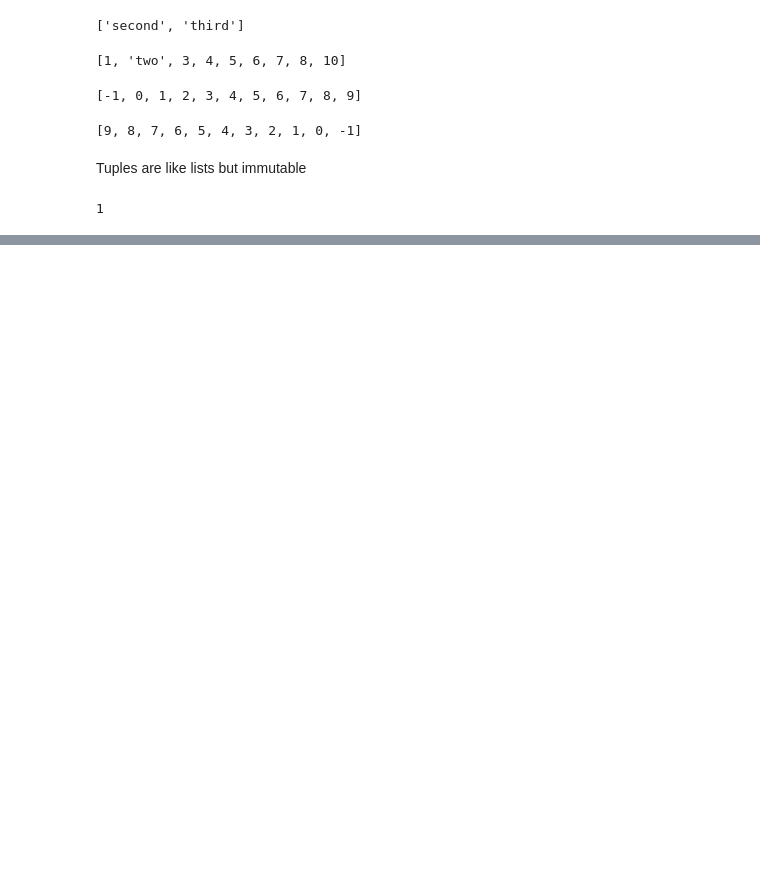
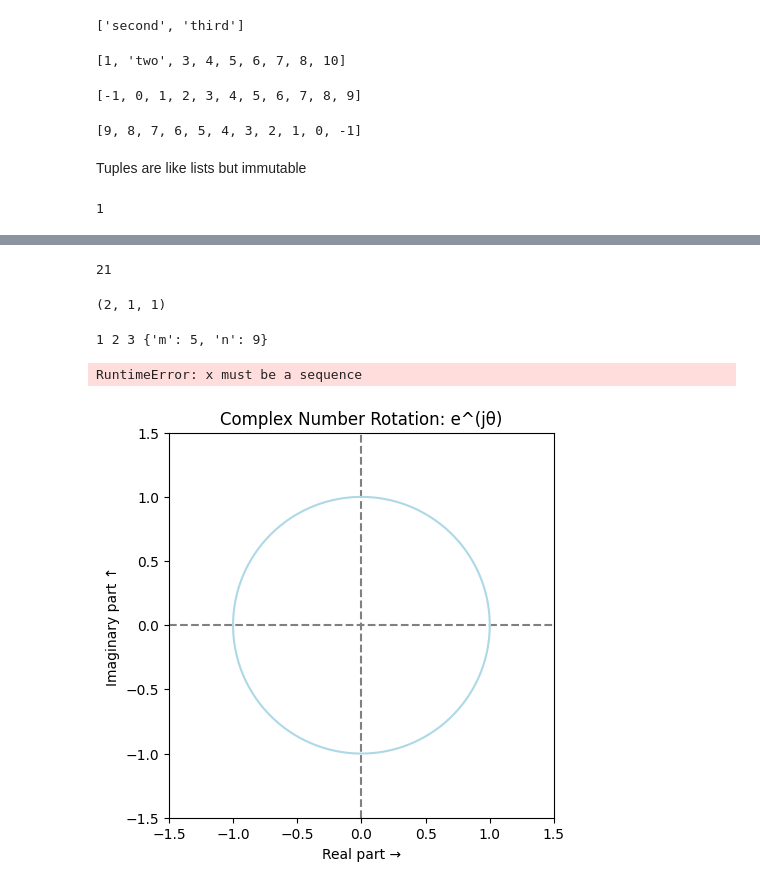
Before and after one commit to sakhtar1979/python-learning, a Jupyter notebook: quick-python-book/test.ipynb, the cells around one changed output, grey strips where cells are left out. Saved outputs shown, nothing was run; the diff lists cells and outputs as text; code cells hidden in the pictures; blank space fills up the shorter version.

```diff
--- a/quick-python-book/test.ipynb
+++ b/quick-python-book/test.ipynb
@@ -61,0 +121,12 @@ print(x.count(2))
+# %%
+x = 7
+if x < 5:
+  y = -1
+  z = 5
+elif x > 5:
+  y = 1
+  z = 11
+else:
+  y = 0
+  z = 10
+print(x, y, z)
@@ -61,0 +158,63 @@ print(x.count(2))
+# %%
+def funct2(x, y=1, z=1):
+    return x + 2 * y + z ** 2
+
+funct2(3, z=4)
+# %% [output]
+21
+# %%
+def funct3(x, y=1, z=1, *tup1):
+    print((x, y, z) + tup1)
+
+funct3(2)
+# %% [output]
+(2, 1, 1)
+# %%
+def funct4(x, y=1, z=1, **kwargs):
+    print(x, y, z, kwargs)
+funct4(1, 2, m=5, n=9, z=3)
+# %% [output]
+1 2 3 {'m': 5, 'n': 9}
+# %%
+import numpy as np
+import matplotlib.pyplot as plt
+from matplotlib.animation import FuncAnimation
+
+# Prepare the figure
+fig, ax = plt.subplots(figsize=(5,5))
+ax.set_xlim(-1.5, 1.5)
+ax.set_ylim(-1.5, 1.5)
+ax.set_aspect('equal')
+ax.set_xlabel("Real part →")
+ax.set_ylabel("Imaginary part ↑")
+ax.set_title("Complex Number Rotation: e^(jθ)")
+
+# Draw axes and circle
+ax.axhline(0, color='gray', linestyle='--')
+ax.axvline(0, color='gray', linestyle='--')
+theta = np.linspace(0, 2*np.pi, 200)
+circle = np.exp(1j * theta)
+ax.plot(circle.real, circle.imag, 'lightblue', label='|z| = 1 circle')
+
+# Rotating point and line
+point, = ax.plot([], [], 'ro', markersize=8)
+line, = ax.plot([], [], 'r-', linewidth=1.5)
+text = ax.text(0.05, 1.2, '', ha='center')
+
+# Animation update function
+def update(frame):
+    angle = frame * np.pi / 50  # small step per frame
+    z = np.exp(1j * angle)
+    point.set_data(z.real, z.imag)
+    line.set_data([0, z.real], [0, z.imag])
+    text.set_text(f"θ = {round(angle, 2)} rad")
+    return point, line, text
+
+# Create the animation
+ani = FuncAnimation(fig, update, frames=100, interval=100, blit=True)
+
+plt.legend()
+plt.show()
+# %% [output]
+RuntimeError: x must be a sequence
+[figure, added]
```
Also changed, not shown: parts of 13 cells of this notebook.
